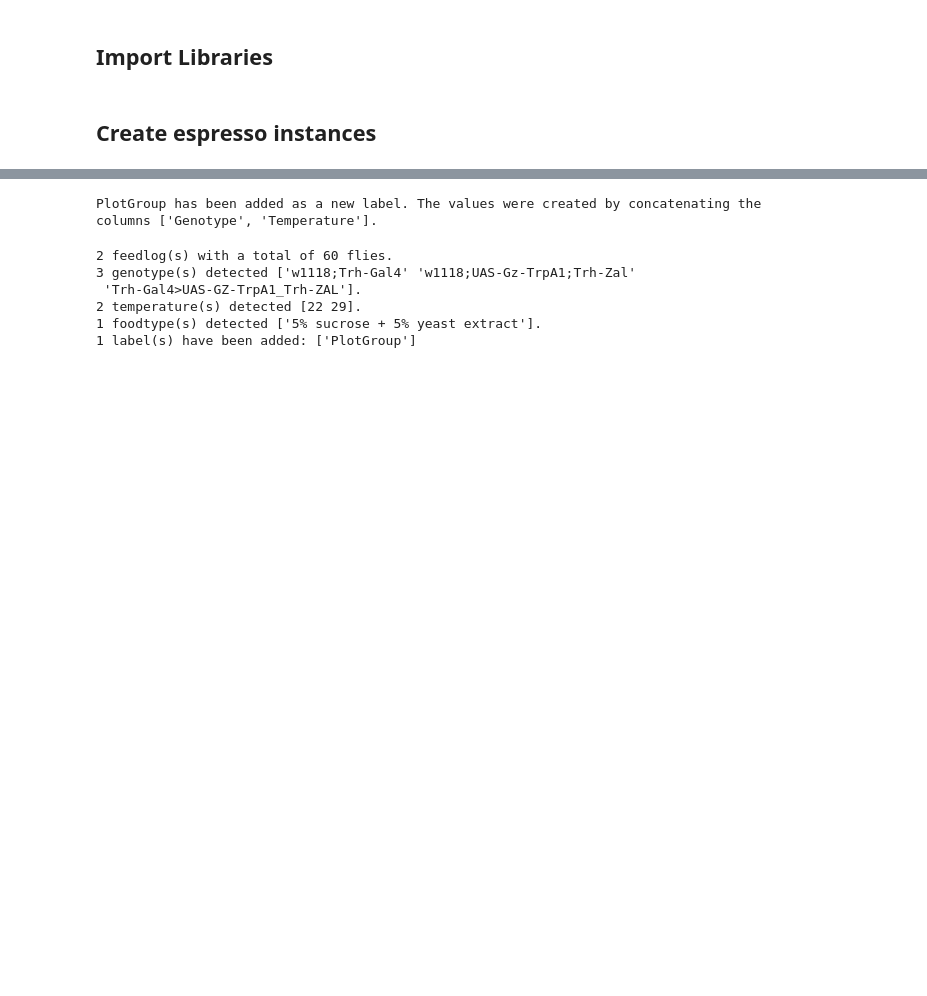
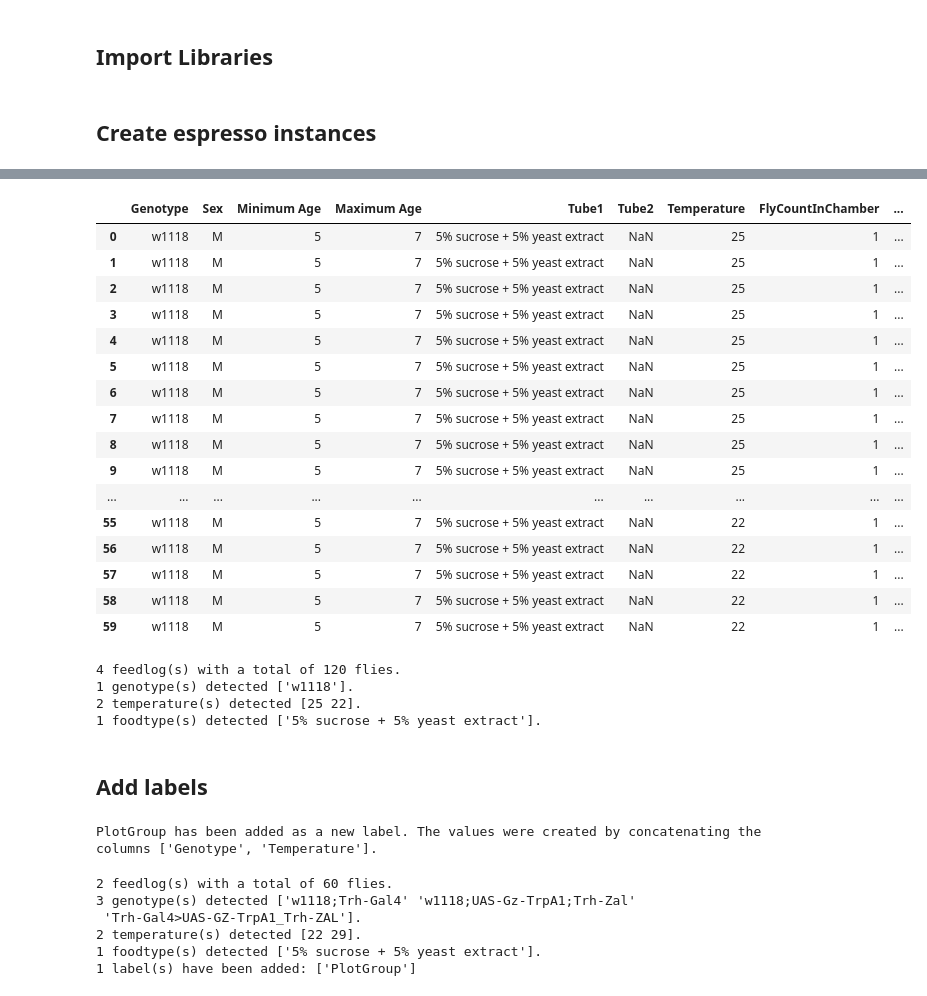
Before and after one commit to ACCLAB/espresso, a Jupyter notebook: jupyter-nb/espresso class dev.ipynb, the cells around one changed output, grey strips where cells are left out. Cells and saved outputs as stored; diff of their text form; code cells hidden in the pictures; blank space fills up the shorter version.

```diff
--- a/jupyter-nb/espresso class dev.ipynb
+++ b/jupyter-nb/espresso class dev.ipynb
@@ -53,3 +68,33 @@ twotubes29
+# %%
+starvation24.flies
+# %% [output]
+|  | Genotype | Sex | Minimum Age | Maximum Age | Tube1 | Tube2 | Temperature | FlyCountInChamber | ... |
+| 0 | w1118 | M | 5 | 7 | 5% sucrose + 5% yeast extract | NaN | 25 | 1 | ... |
+| 1 | w1118 | M | 5 | 7 | 5% sucrose + 5% yeast extract | NaN | 25 | 1 | ... |
+| 2 | w1118 | M | 5 | 7 | 5% sucrose + 5% yeast extract | NaN | 25 | 1 | ... |
+| 3 | w1118 | M | 5 | 7 | 5% sucrose + 5% yeast extract | NaN | 25 | 1 | ... |
+| 4 | w1118 | M | 5 | 7 | 5% sucrose + 5% yeast extract | NaN | 25 | 1 | ... |
+| 5 | w1118 | M | 5 | 7 | 5% sucrose + 5% yeast extract | NaN | 25 | 1 | ... |
+| 6 | w1118 | M | 5 | 7 | 5% sucrose + 5% yeast extract | NaN | 25 | 1 | ... |
+| 7 | w1118 | M | 5 | 7 | 5% sucrose + 5% yeast extract | NaN | 25 | 1 | ... |
+| 8 | w1118 | M | 5 | 7 | 5% sucrose + 5% yeast extract | NaN | 25 | 1 | ... |
+| 9 | w1118 | M | 5 | 7 | 5% sucrose + 5% yeast extract | NaN | 25 | 1 | ... |
+| ... | ... | ... | ... | ... | ... | ... | ... | ... | ... |
+| 55 | w1118 | M | 5 | 7 | 5% sucrose + 5% yeast extract | NaN | 22 | 1 | ... |
+| 56 | w1118 | M | 5 | 7 | 5% sucrose + 5% yeast extract | NaN | 22 | 1 | ... |
+| 57 | w1118 | M | 5 | 7 | 5% sucrose + 5% yeast extract | NaN | 22 | 1 | ... |
+| 58 | w1118 | M | 5 | 7 | 5% sucrose + 5% yeast extract | NaN | 22 | 1 | ... |
+| 59 | w1118 | M | 5 | 7 | 5% sucrose + 5% yeast extract | NaN | 22 | 1 | ... |
+# %%
+starved=starvation0+starvation24
+starved
+# %% [output]
+4 feedlog(s) with a total of 120 flies.
+1 genotype(s) detected ['w1118'].
+2 temperature(s) detected [25 22].
+1 foodtype(s) detected ['5% sucrose + 5% yeast extract'].
+# %% [markdown]
+## Add labels
 # %%
 trh=twotubes22+twotubes29
 trh.add_label(label_name='PlotGroup',label_from_cols=['Genotype','Temperature'])
```
Also changed, not shown: parts of 21 cells of this notebook.
